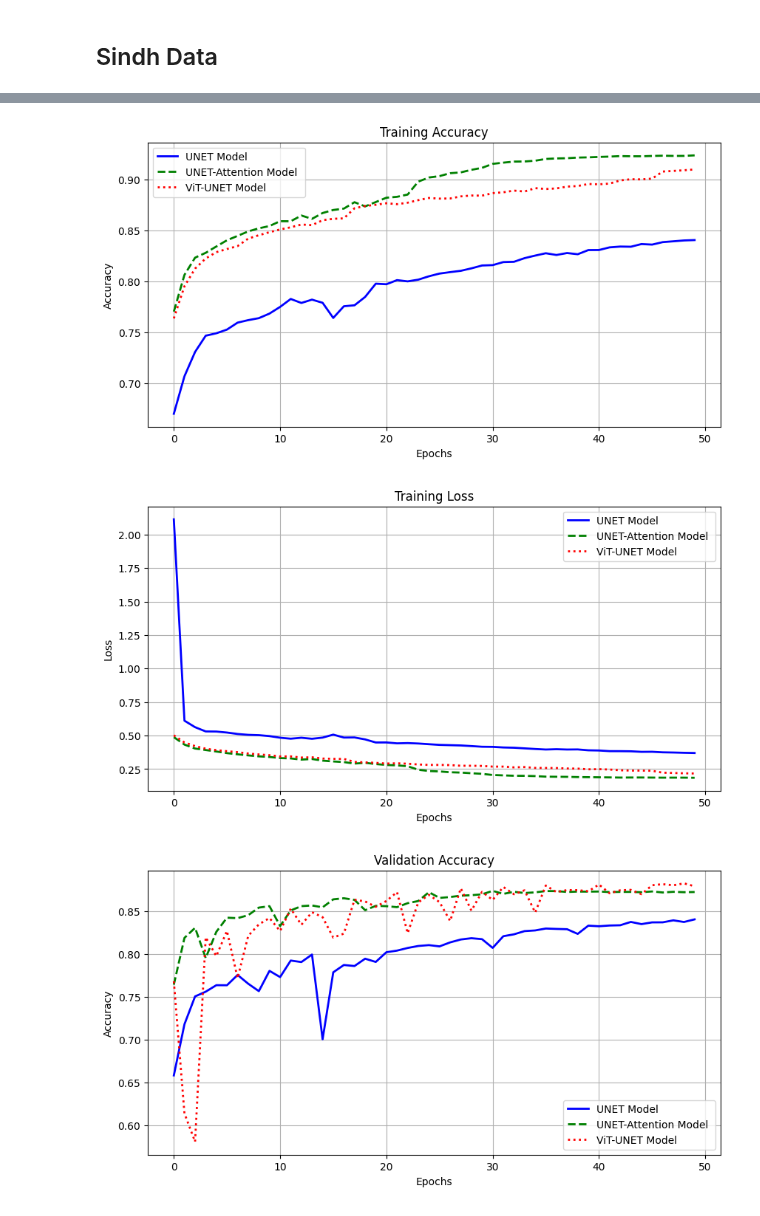
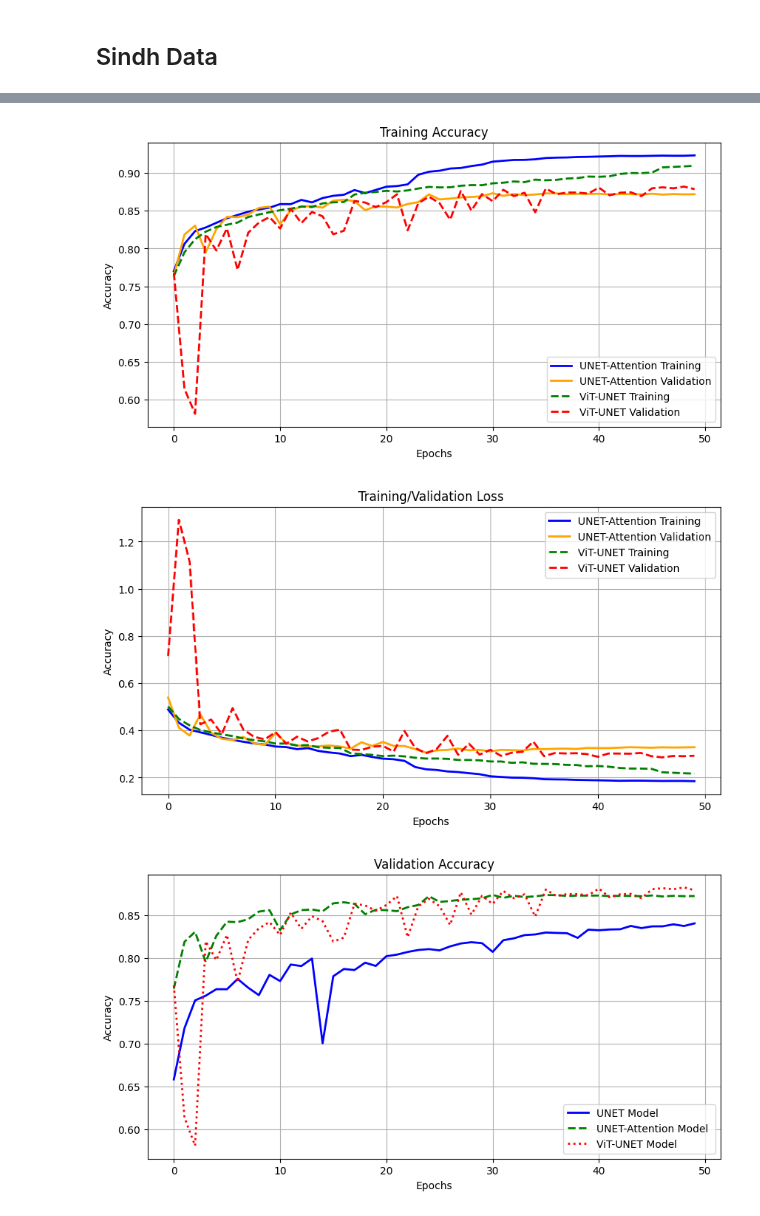
Before and after one commit to kawish14/Thesis, a Jupyter notebook: vit-unet.ipynb, the cells around one changed output, grey strips where cells are left out. Drawn from its saved outputs; the diff is of its cells as text; code cells hidden in the pictures.

Commit message:
Kaggle Notebook | ViT UNET | v13

```diff
--- a/vit-unet.ipynb
+++ b/vit-unet.ipynb
@@ -798,34 +704,38 @@ with open('/kaggle/input/unet-model/tensorflow2/default/1/unet_att_history.pkl',
 with open('/kaggle/input/vit-unet/tensorflow2/default/1/ViT_Unet_history.pkl', 'rb') as f2:
     vit_history = pickle.load(f2)
 # %%
-histories = [unet_history, unet_att_history, vit_history]
-model_names = ['UNET Model', 'UNET-Attention Model ', 'ViT-UNET Model']
-colors = ['blue', 'green', 'red']
-linestyles = ['-', '--', ':']
+histories = [ unet_att_history, vit_history]
+model_train = ['UNET-Attention Training', 'ViT-UNET Training']
+model_val = ['UNET-Attention Validation', 'ViT-UNET Validation']
+colors = ['blue', 'green']
+colors_val = ['orange', 'red']
+linestyles = ['-', '--']
 # %%
 plt.figure(figsize=(10, 5))
 for i, hist in enumerate(histories):
-    plt.plot(hist['accuracy'][:50], label=model_names[i], color=colors[i], linestyle=linestyles[i], linewidth=2)
-plt.title('Training Accuracy')
+    plt.plot(hist['accuracy'][:50], label=model_train[i], color=colors[i], linestyle=linestyles[i], linewidth=2)
+    plt.plot(hist['val_accuracy'][:50], label=model_val[i], color=colors_val[i], linestyle=linestyles[i], linewidth=2)
+plt.title('Training/Validation Accuracy')
 plt.xlabel('Epochs')
 plt.ylabel('Accuracy')
 plt.legend()
 plt.grid(True)
 plt.show()
 # %% [output]
-[figure, old version]
+[figure, new version]
 # %%
 plt.figure(figsize=(10, 5))
 for i, hist in enumerate(histories):
-    plt.plot(hist['loss'][:50], label=model_names[i], color=colors[i], linestyle=linestyles[i], linewidth=2)
-plt.title('Training Loss')
+    plt.plot(hist['loss'][:50], label=model_train[i], color=colors[i], linestyle=linestyles[i], linewidth=2)
+    plt.plot(hist['val_loss'][:50], label=model_val[i], color=colors_val[i], linestyle=linestyles[i], linewidth=2)
+plt.title('Training/Validation Loss')
 plt.xlabel('Epochs')
-plt.ylabel('Loss')
+plt.ylabel('Accuracy')
 plt.legend()
 plt.grid(True)
 plt.show()
 # %% [output]
-[figure, old version]
+[figure, new version]
 # %%
 plt.figure(figsize=(10, 5))
 for i, hist in enumerate(histories):
```
Also changed, not shown: parts of 9 cells of this notebook.
